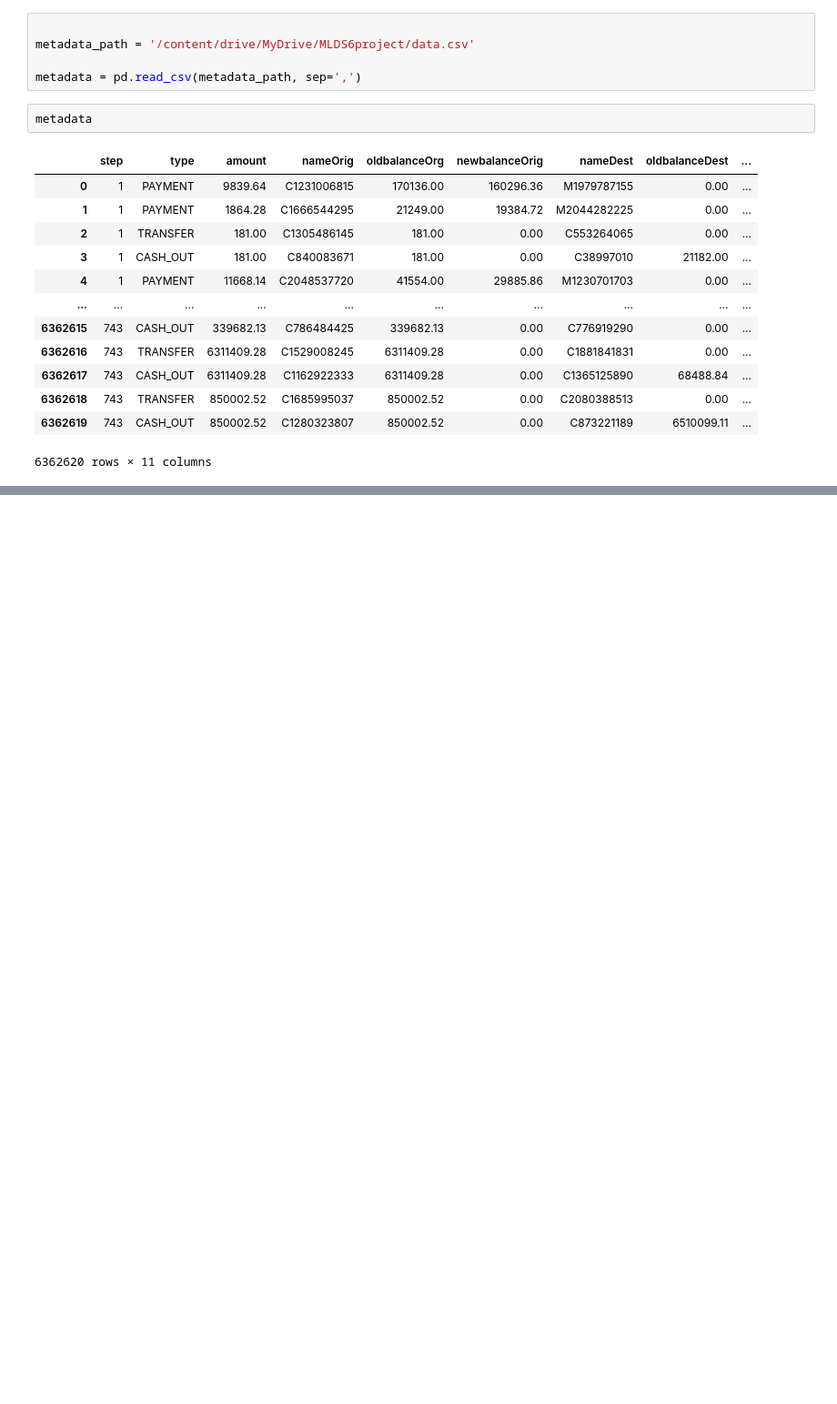
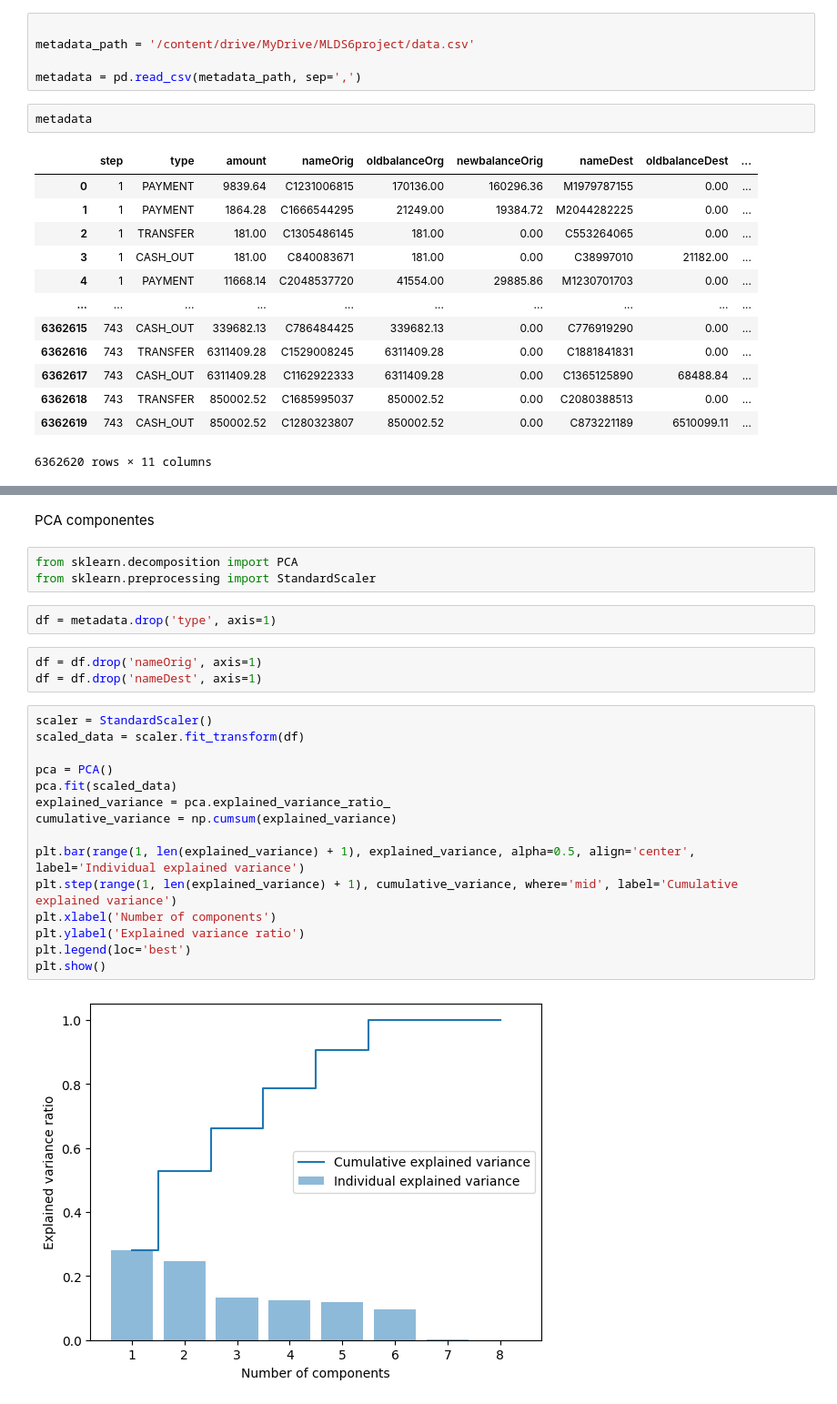
Before and after one commit to cristhiansito123/MLDS6project, a Jupyter notebook: scripts/data_acquisition/dowload_data.ipynb, the cells around one changed output, grey strips where cells are left out. Shown at 91% size. Cells and saved outputs as stored; diff of their text form; blank space fills up the shorter version.

```diff
--- a/scripts/data_acquisition/dowload_data.ipynb
+++ b/scripts/data_acquisition/dowload_data.ipynb
@@ -42,0 +119,27 @@ metadata
+# %% [markdown]
+PCA componentes
+# %%
+from sklearn.decomposition import PCA
+from sklearn.preprocessing import StandardScaler
+# %%
+df = metadata.drop('type', axis=1)
+# %%
+df = df.drop('nameOrig', axis=1)
+df = df.drop('nameDest', axis=1)
+# %%
+scaler = StandardScaler()
+scaled_data = scaler.fit_transform(df)
+
+pca = PCA()
+pca.fit(scaled_data)
+explained_variance = pca.explained_variance_ratio_
+cumulative_variance = np.cumsum(explained_variance)
+
+plt.bar(range(1, len(explained_variance) + 1), explained_variance, alpha=0.5, align='center', label='Individual explained variance')
+plt.step(range(1, len(explained_variance) + 1), cumulative_variance, where='mid', label='Cumulative explained variance')
+plt.xlabel('Number of components')
+plt.ylabel('Explained variance ratio')
+plt.legend(loc='best')
+plt.show()
+# %% [output]
+[figure, added]
```
Also changed, not shown: parts of 7 cells of this notebook.
